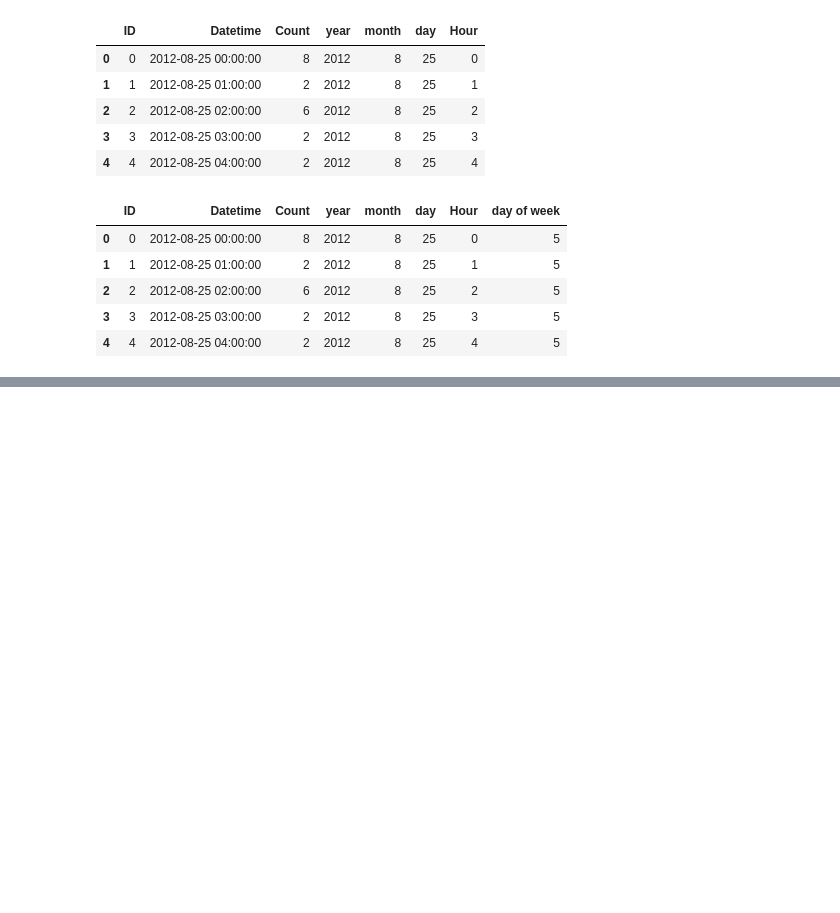
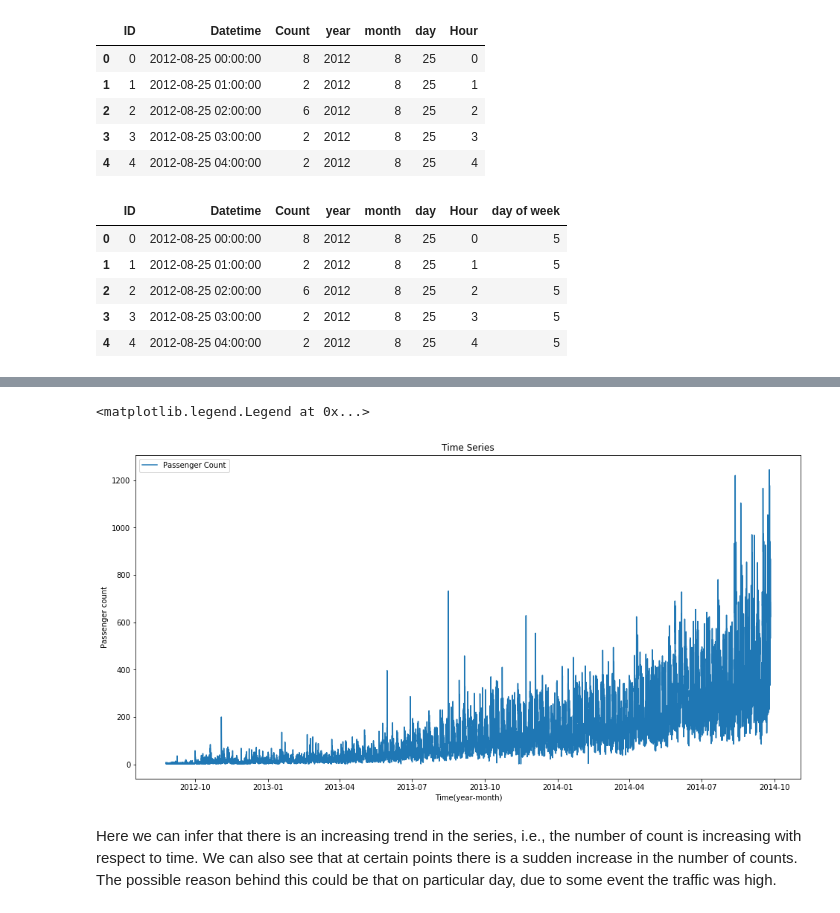
Before and after one commit to In-finite/TimeSeries, a Jupyter notebook: First_step_to_understand_data.ipynb, the cells around one changed output, grey strips where cells are left out. Cells and saved outputs as stored; diff of their text form; code cells hidden in the pictures; blank space fills up the shorter version.

```diff
--- a/First_step_to_understand_data.ipynb
+++ b/First_step_to_understand_data.ipynb
@@ -111,0 +110,15 @@ NameError: name 'train' is not defined
+# %%
+train.index = train['Datetime'] # indexing the Datetime to get the time period on the x-axis.
+df=train.drop('ID',1)           # drop ID variable to get only the Datetime on x-axis.
+ts = df['Count']
+plt.figure(figsize=(16,8))
+plt.plot(ts, label='Passenger Count')
+plt.title('Time Series')
+plt.xlabel("Time(year-month)")
+plt.ylabel("Passenger count")
+plt.legend(loc='best')
+# %% [output]
+<matplotlib.legend.Legend at 0x...>
+[figure, added]
+# %% [markdown]
+Here we can infer that there is an increasing trend in the series, i.e., the number of count is increasing with respect to time. We can also see that at certain points there is a sudden increase in the number of counts. The possible reason behind this could be that on particular day, due to some event the traffic was high.
```
Also changed, not shown: parts of 1 cell of this notebook.
